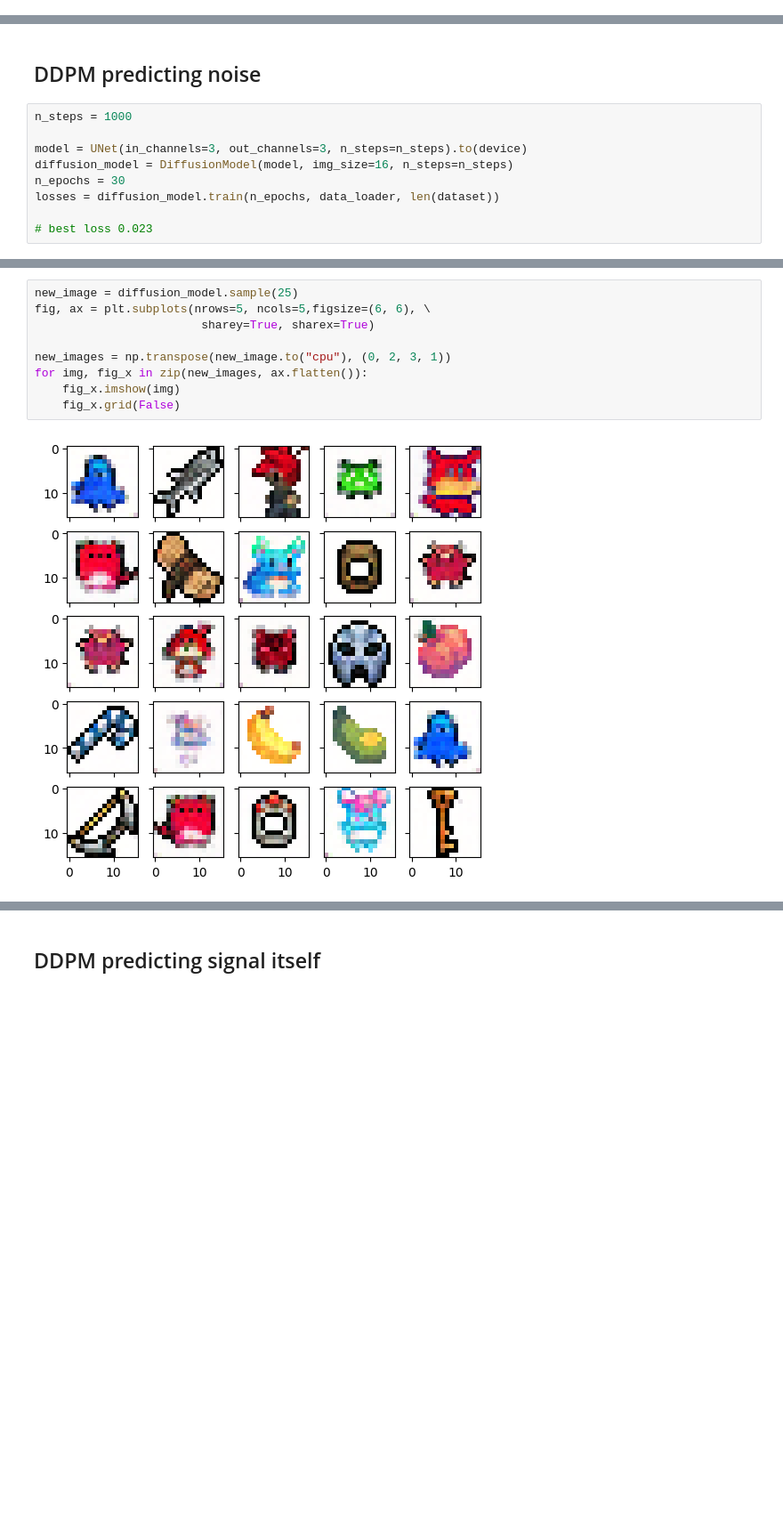
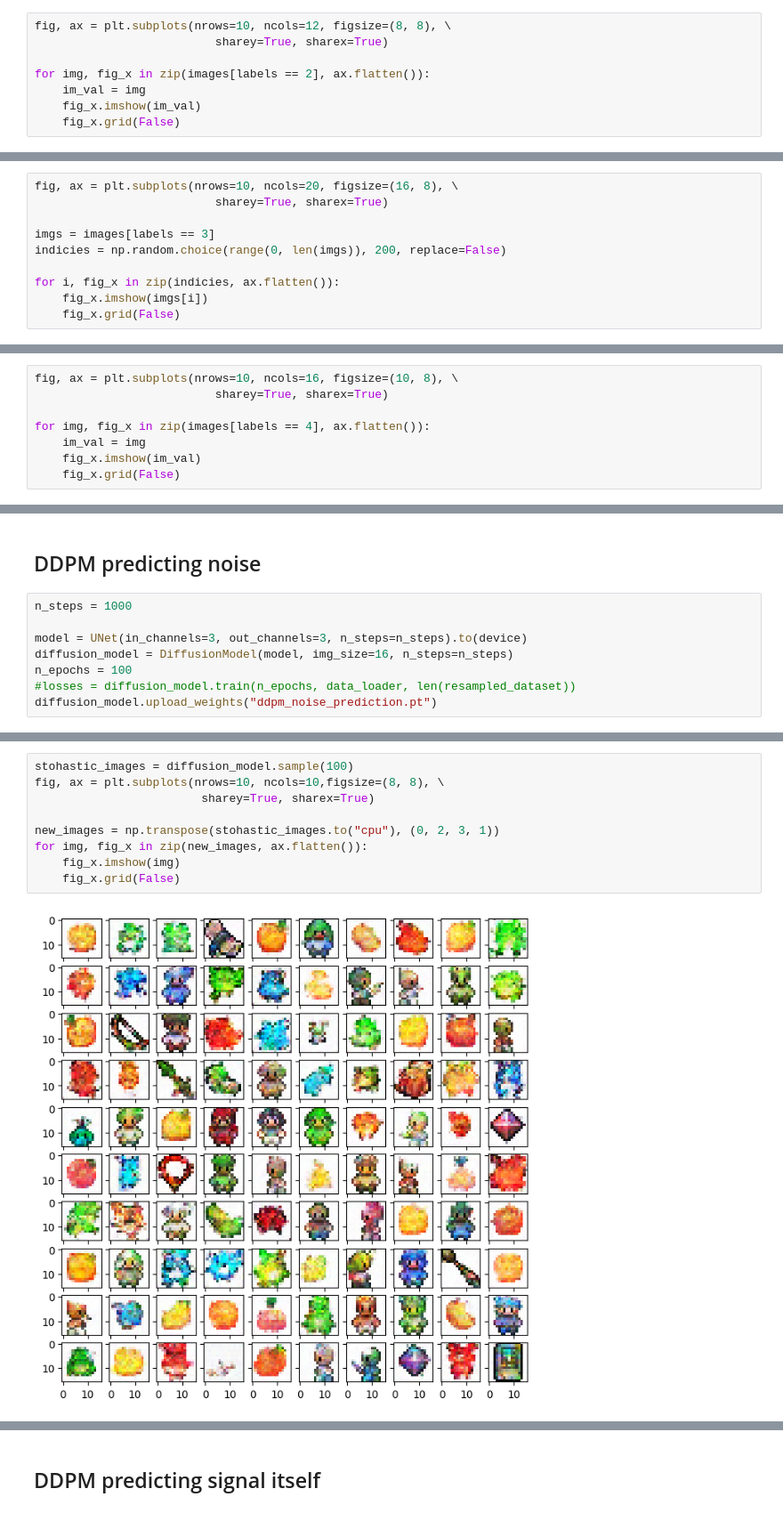
Before and after one commit to J3ne4ek/diffusion_models, a Jupyter notebook: sample_examples.ipynb, the cells around one changed output, grey strips where cells are left out. Shown at 89% size. Drawn from its saved outputs; the diff is of its cells as text; blank space fills up the shorter version.

```diff
--- a/sample_examples.ipynb
+++ b/sample_examples.ipynb
@@ -35,0 +91,8 @@ for fig_x in ax.flatten():
+# %%
+fig, ax = plt.subplots(nrows=10, ncols=12, figsize=(8, 8), \
+                          sharey=True, sharex=True)
+
+for img, fig_x in zip(images[labels == 2], ax.flatten()):
+    im_val = img
+    fig_x.imshow(im_val)
+    fig_x.grid(False)
@@ -35,0 +101,10 @@ for fig_x in ax.flatten():
+# %%
+fig, ax = plt.subplots(nrows=10, ncols=20, figsize=(16, 8), \
+                          sharey=True, sharex=True)
+
+imgs = images[labels == 3]
+indicies = np.random.choice(range(0, len(imgs)), 200, replace=False)
+
+for i, fig_x in zip(indicies, ax.flatten()):
+    fig_x.imshow(imgs[i])
+    fig_x.grid(False)
@@ -35,0 +113,8 @@ for fig_x in ax.flatten():
+# %%
+fig, ax = plt.subplots(nrows=10, ncols=16, figsize=(10, 8), \
+                          sharey=True, sharex=True)
+
+for img, fig_x in zip(images[labels == 4], ax.flatten()):
+    im_val = img
+    fig_x.imshow(im_val)
+    fig_x.grid(False)
@@ -60,7 +166,6 @@ n_steps = 1000
 
 model = UNet(in_channels=3, out_channels=3, n_steps=n_steps).to(device)
 diffusion_model = DiffusionModel(model, img_size=16, n_steps=n_steps)
-n_epochs = 30
-losses = diffusion_model.train(n_epochs, data_loader, len(dataset))
-
-# best loss 0.023
+n_epochs = 100
+#losses = diffusion_model.train(n_epochs, data_loader, len(resampled_dataset))
+diffusion_model.upload_weights("ddpm_noise_prediction.pt")
@@ -67,11 +179,11 @@ losses = diffusion_model.train(n_epochs, data_loader, len(dataset))
 # %%
-new_image = diffusion_model.sample(25)
-fig, ax = plt.subplots(nrows=5, ncols=5,figsize=(6, 6), \
+stohastic_images = diffusion_model.sample(100)
+fig, ax = plt.subplots(nrows=10, ncols=10,figsize=(8, 8), \
                         sharey=True, sharex=True)
 
-new_images = np.transpose(new_image.to("cpu"), (0, 2, 3, 1))
+new_images = np.transpose(stohastic_images.to("cpu"), (0, 2, 3, 1))
 for img, fig_x in zip(new_images, ax.flatten()):
     fig_x.imshow(img)
     fig_x.grid(False)
 # %% [output]
-[figure, old version]
+[figure, new version]
```
Also changed, not shown: parts of 40 cells of this notebook, 3 other files.
